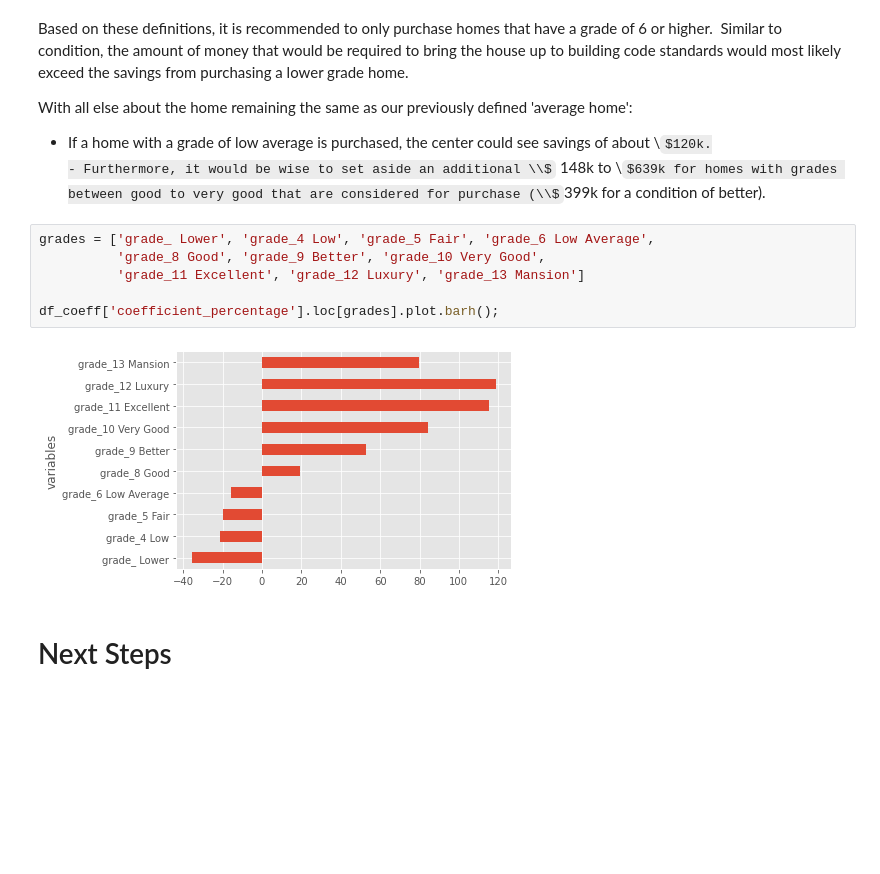
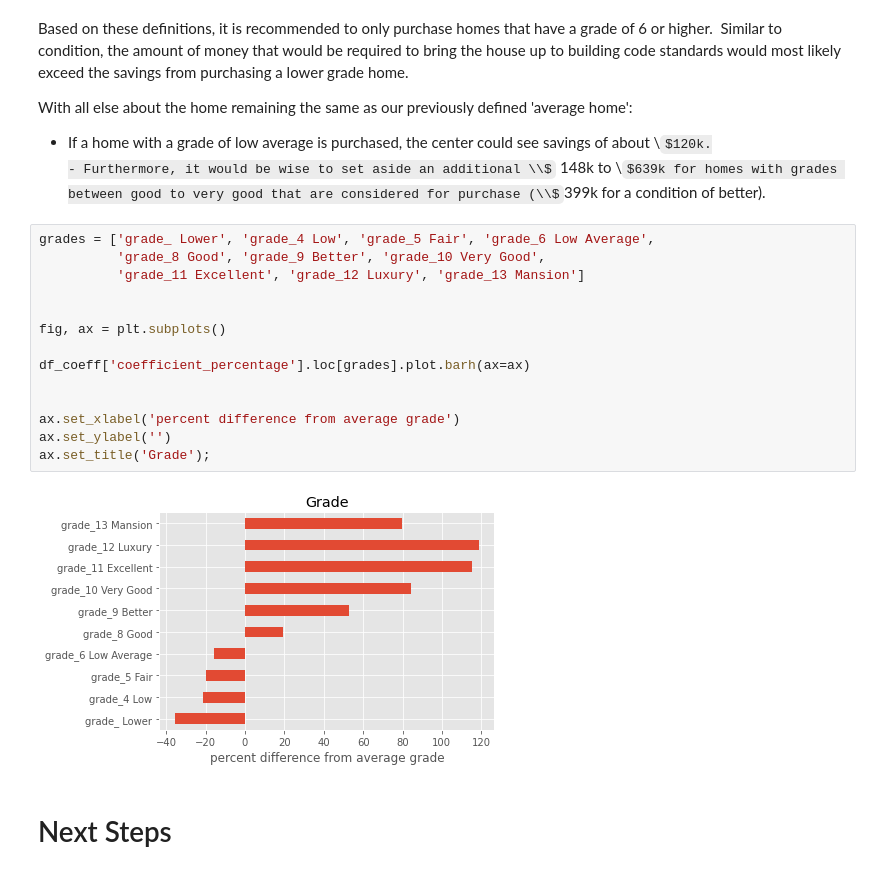
Before and after one commit to Bella3s/housing-analysis-project, a Jupyter notebook: housing_analysis.ipynb, the cells around one changed output. Drawn from its saved outputs; the diff is of its cells as text; some formulas as TeX source; blank space fills up the shorter version.

```diff
--- a/housing_analysis.ipynb
+++ b/housing_analysis.ipynb
@@ -910,11 +916,19 @@ With all else about the home remaining the same as our previously defined 'avera
 # %%
 grades = ['grade_ Lower', 'grade_4 Low', 'grade_5 Fair', 'grade_6 Low Average',
           'grade_8 Good', 'grade_9 Better', 'grade_10 Very Good',
           'grade_11 Excellent', 'grade_12 Luxury', 'grade_13 Mansion']
 
-df_coeff['coefficient_percentage'].loc[grades].plot.barh();
+
+fig, ax = plt.subplots()
+
+df_coeff['coefficient_percentage'].loc[grades].plot.barh(ax=ax)
+
+
+ax.set_xlabel('percent difference from average grade')
+ax.set_ylabel('')
+ax.set_title('Grade');
 # %% [output]
-[figure, old version]
+[figure, new version]
 # %% [markdown]
 # Next Steps
 # %% [markdown]
```
Also changed, not shown: parts of 12 cells of this notebook, 2 other files.
